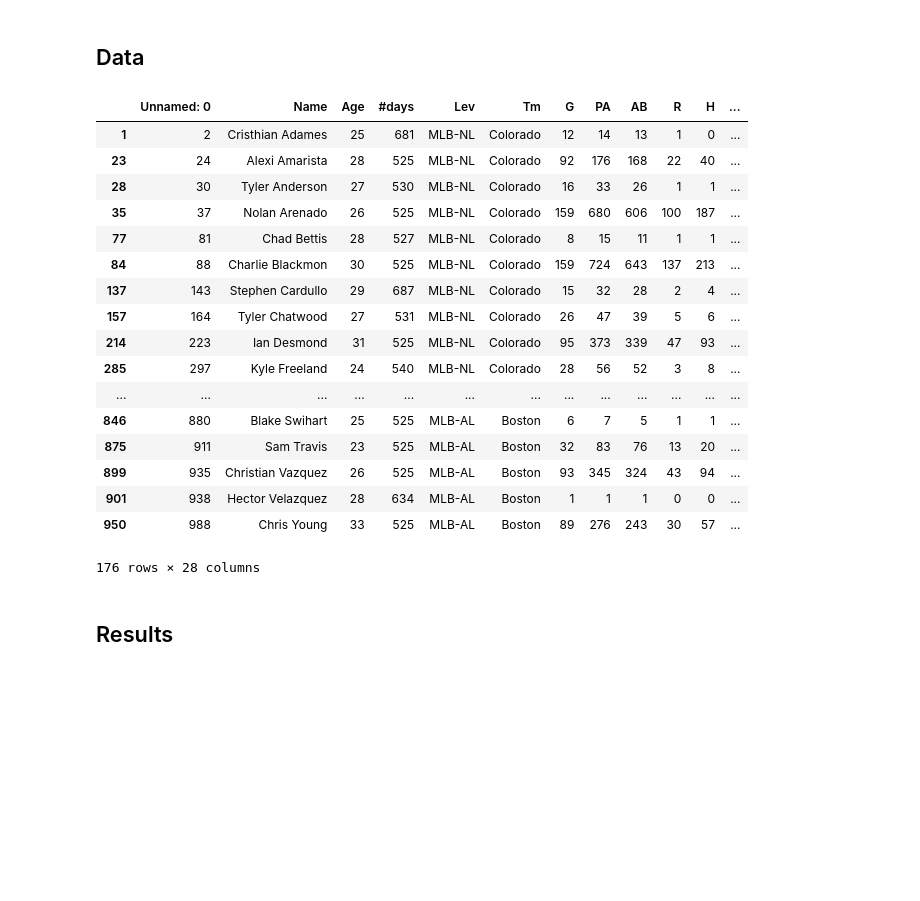
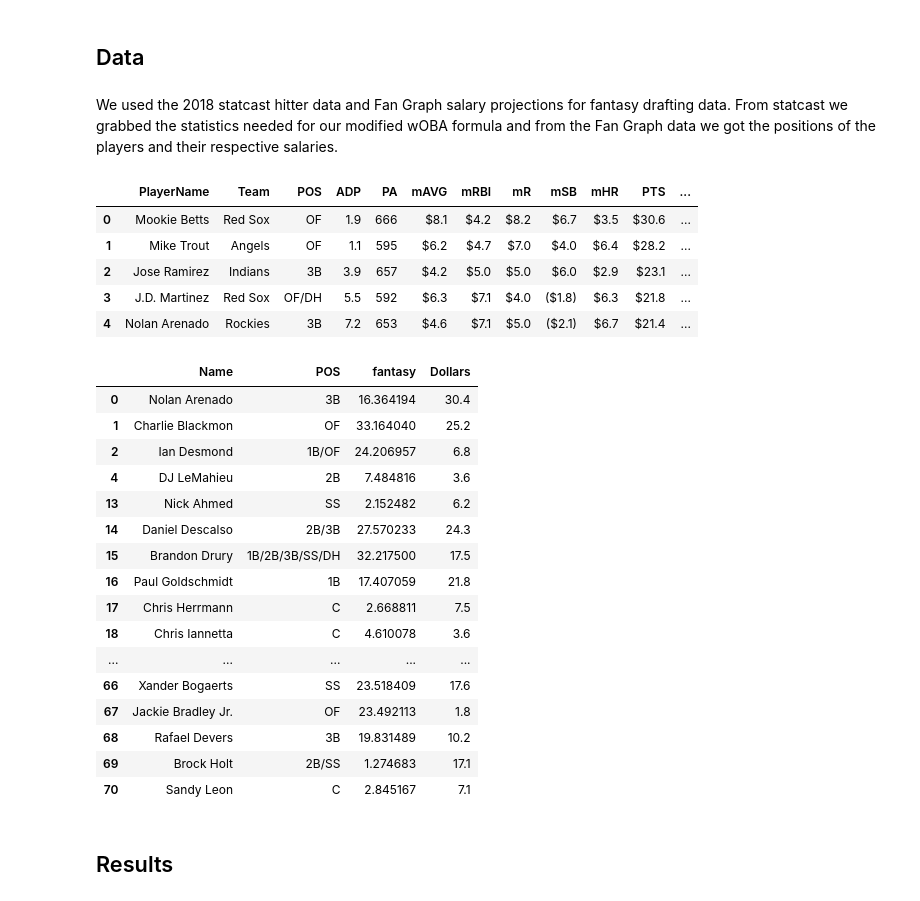
Before and after one commit to EricOropezaelwood/Fantasy-Baseball, a Jupyter notebook: fantasy.ipynb, the cells around one changed output. Saved outputs shown, nothing was run; the diff lists cells and outputs as text; code cells hidden in the pictures; blank space fills up the shorter version.

```diff
--- a/fantasy.ipynb
+++ b/fantasy.ipynb
@@ -44,6 +44,8 @@ import numpy as np
 
 pitching2018 = pd.read_csv('statcast_2018.csv')
 batting2018 = pd.read_csv('statcast_batting_2018.csv')
+hittersSalaries = pd.read_csv('batters_fan_graph.csv')
+pitchersSalaries = pd.read_csv('pitchers_fan_graph.csv')
 
 pd.set_option('display.max_columns', None)
 batting2018
@@ -184,26 +186,48 @@ $$
 $$
 # %% [markdown]
 ## Data
+# %% [markdown]
+We used the 2018 statcast hitter data and Fan Graph salary projections for fantasy drafting data. From statcast we grabbed the statistics needed for our modified wOBA formula and from the Fan Graph data we got the positions of the players and their respective salaries.
+# %%
+# convert 'salary' string column to floats by removing ($,())
+hittersSalaries['Dollars'] = [x.strip('$') for x in hittersSalaries.Dollars]
+hittersSalaries['Dollars'] = [x.strip('($') for x in hittersSalaries.Dollars]
+hittersSalaries['Dollars'] = [x.strip(')') for x in hittersSalaries.Dollars]
+hittersSalaries['Dollars'] = pd.to_numeric(hittersSalaries['Dollars'])
+hittersSalaries.head()
+# %% [output]
+|  | PlayerName | Team | POS | ADP | PA | mAVG | mRBI | mR | mSB | mHR | PTS | ... |
+| 0 | Mookie Betts | Red Sox | OF | 1.9 | 666 | $8.1 | $4.2 | $8.2 | $6.7 | $3.5 | $30.6 | ... |
+| 1 | Mike Trout | Angels | OF | 1.1 | 595 | $6.2 | $4.7 | $7.0 | $4.0 | $6.4 | $28.2 | ... |
+| 2 | Jose Ramirez | Indians | 3B | 3.9 | 657 | $4.2 | $5.0 | $5.0 | $6.0 | $2.9 | $23.1 | ... |
+| 3 | J.D. Martinez | Red Sox | OF/DH | 5.5 | 592 | $6.3 | $7.1 | $4.0 | ($1.8) | $6.3 | $21.8 | ... |
+| 4 | Nolan Arenado | Rockies | 3B | 7.2 | 653 | $4.6 | $7.1 | $5.0 | ($2.1) | $6.7 | $21.4 | ... |
 # %%
-hittersParksTeams['fantasy'] = ((hittersParksTeams['H']*0.88)+(hittersParksTeams['2B']*1.247)+(hittersParksTeams['3B']*1.578)+(hittersParksTeams['HR']*2.031))/
+hittersParksTeams['fantasy'] = ((hittersParksTeams['H']*0.88)+(hittersParksTeams['2B']*1.247)+(hittersParksTeams['3B']*1.578)+(hittersParksTeams['HR']*2.031))/hittersSalaries['Dollars']
+#hittersParksTeams['position'] = hittersSalaries['POS']
+#hittersParksTeams['salary'] = hittersSalaries['Dollars']
-# %% [output]
-|  | Unnamed: 0 | Name | Age | #days | Lev | Tm | G | PA | AB | R | H | ... |
-| 1 | 2 | Cristhian Adames | 25 | 681 | MLB-NL | Colorado | 12 | 14 | 13 | 1 | 0 | ... |
-| 23 | 24 | Alexi Amarista | 28 | 525 | MLB-NL | Colorado | 92 | 176 | 168 | 22 | 40 | ... |
-| 28 | 30 | Tyler Anderson | 27 | 530 | MLB-NL | Colorado | 16 | 33 | 26 | 1 | 1 | ... |
-| 35 | 37 | Nolan Arenado | 26 | 525 | MLB-NL | Colorado | 159 | 680 | 606 | 100 | 187 | ... |
-| 77 | 81 | Chad Bettis | 28 | 527 | MLB-NL | Colorado | 8 | 15 | 11 | 1 | 1 | ... |
-| 84 | 88 | Charlie Blackmon | 30 | 525 | MLB-NL | Colorado | 159 | 724 | 643 | 137 | 213 | ... |
-| 137 | 143 | Stephen Cardullo | 29 | 687 | MLB-NL | Colorado | 15 | 32 | 28 | 2 | 4 | ... |
-| 157 | 164 | Tyler Chatwood | 27 | 531 | MLB-NL | Colorado | 26 | 47 | 39 | 5 | 6 | ... |
-| 214 | 223 | Ian Desmond | 31 | 525 | MLB-NL | Colorado | 95 | 373 | 339 | 47 | 93 | ... |
-| 285 | 297 | Kyle Freeland | 24 | 540 | MLB-NL | Colorado | 28 | 56 | 52 | 3 | 8 | ... |
-| ... | ... | ... | ... | ... | ... | ... | ... | ... | ... | ... | ... | ... |
-| 846 | 880 | Blake Swihart | 25 | 525 | MLB-AL | Boston | 6 | 7 | 5 | 1 | 1 | ... |
-| 875 | 911 | Sam Travis | 23 | 525 | MLB-AL | Boston | 32 | 83 | 76 | 13 | 20 | ... |
-| 899 | 935 | Christian Vazquez | 26 | 525 | MLB-AL | Boston | 93 | 345 | 324 | 43 | 94 | ... |
-| 901 | 938 | Hector Velazquez | 28 | 634 | MLB-AL | Boston | 1 | 1 | 1 | 0 | 0 | ... |
-| 950 | 988 | Chris Young | 33 | 525 | MLB-AL | Boston | 89 | 276 | 243 | 30 | 57 | ... |
-176 rows × 28 columns
+# %%
+topFives = pd.merge(hittersParksTeams, hittersSalaries, how='inner', left_on='Name', right_on='PlayerName')
+topFives = topFives.dropna()
+topFives = topFives[['Name', 'POS', 'fantasy', 'Dollars']].copy()
+topFives
+# %% [output]
+|  | Name | POS | fantasy | Dollars |
+| 0 | Nolan Arenado | 3B | 16.364194 | 30.4 |
+| 1 | Charlie Blackmon | OF | 33.164040 | 25.2 |
+| 2 | Ian Desmond | 1B/OF | 24.206957 | 6.8 |
+| 4 | DJ LeMahieu | 2B | 7.484816 | 3.6 |
+| 13 | Nick Ahmed | SS | 2.152482 | 6.2 |
+| 14 | Daniel Descalso | 2B/3B | 27.570233 | 24.3 |
+| 15 | Brandon Drury | 1B/2B/3B/SS/DH | 32.217500 | 17.5 |
+| 16 | Paul Goldschmidt | 1B | 17.407059 | 21.8 |
+| 17 | Chris Herrmann | C | 2.668811 | 7.5 |
+| 18 | Chris Iannetta | C | 4.610078 | 3.6 |
+| ... | ... | ... | ... | ... |
+| 66 | Xander Bogaerts | SS | 23.518409 | 17.6 |
+| 67 | Jackie Bradley Jr. | OF | 23.492113 | 1.8 |
+| 68 | Rafael Devers | 3B | 19.831489 | 10.2 |
+| 69 | Brock Holt | 2B/SS | 1.274683 | 17.1 |
+| 70 | Sandy Leon | C | 2.845167 | 7.1 |
 # %% [markdown]
 ## Results
```
Also changed, not shown: parts of 2 cells of this notebook.
